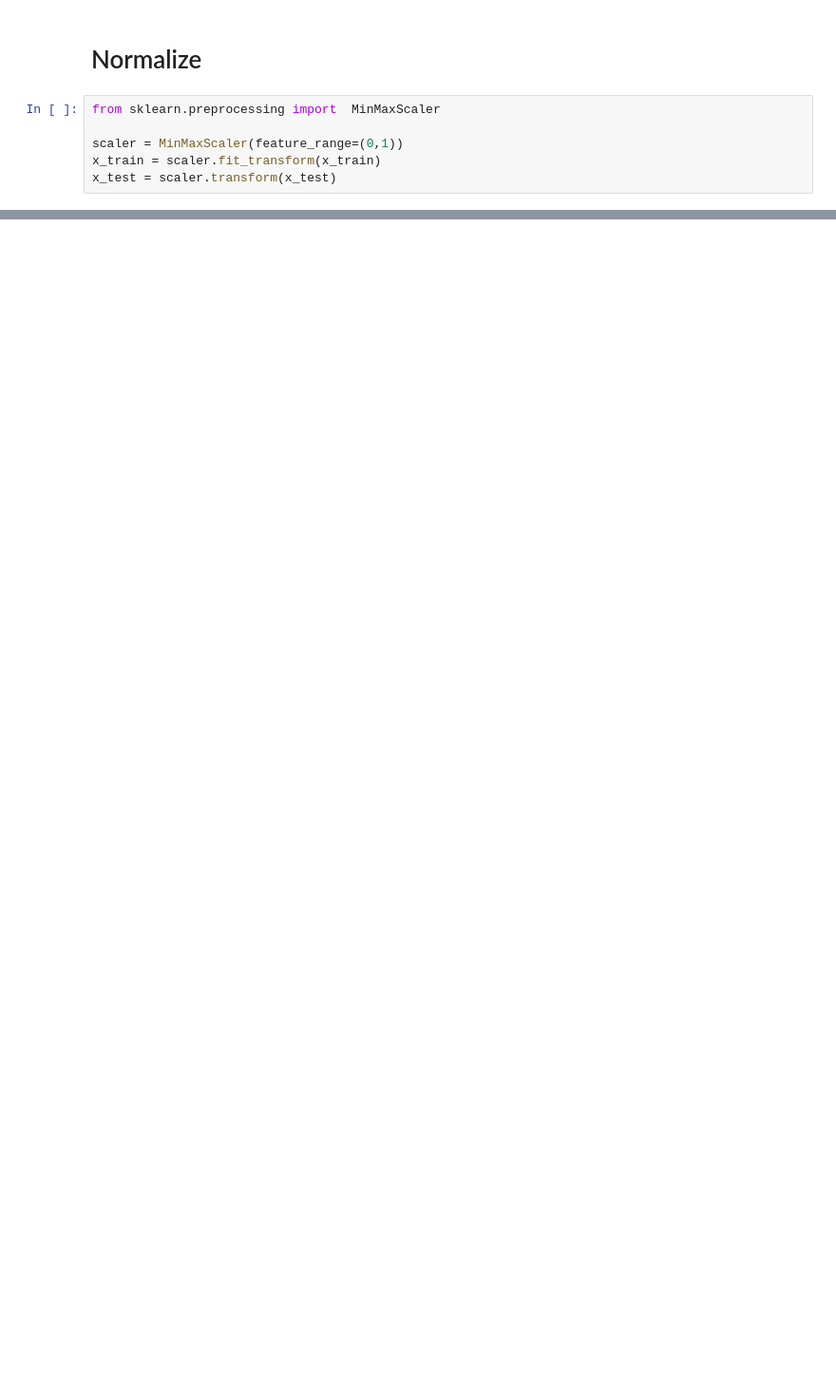
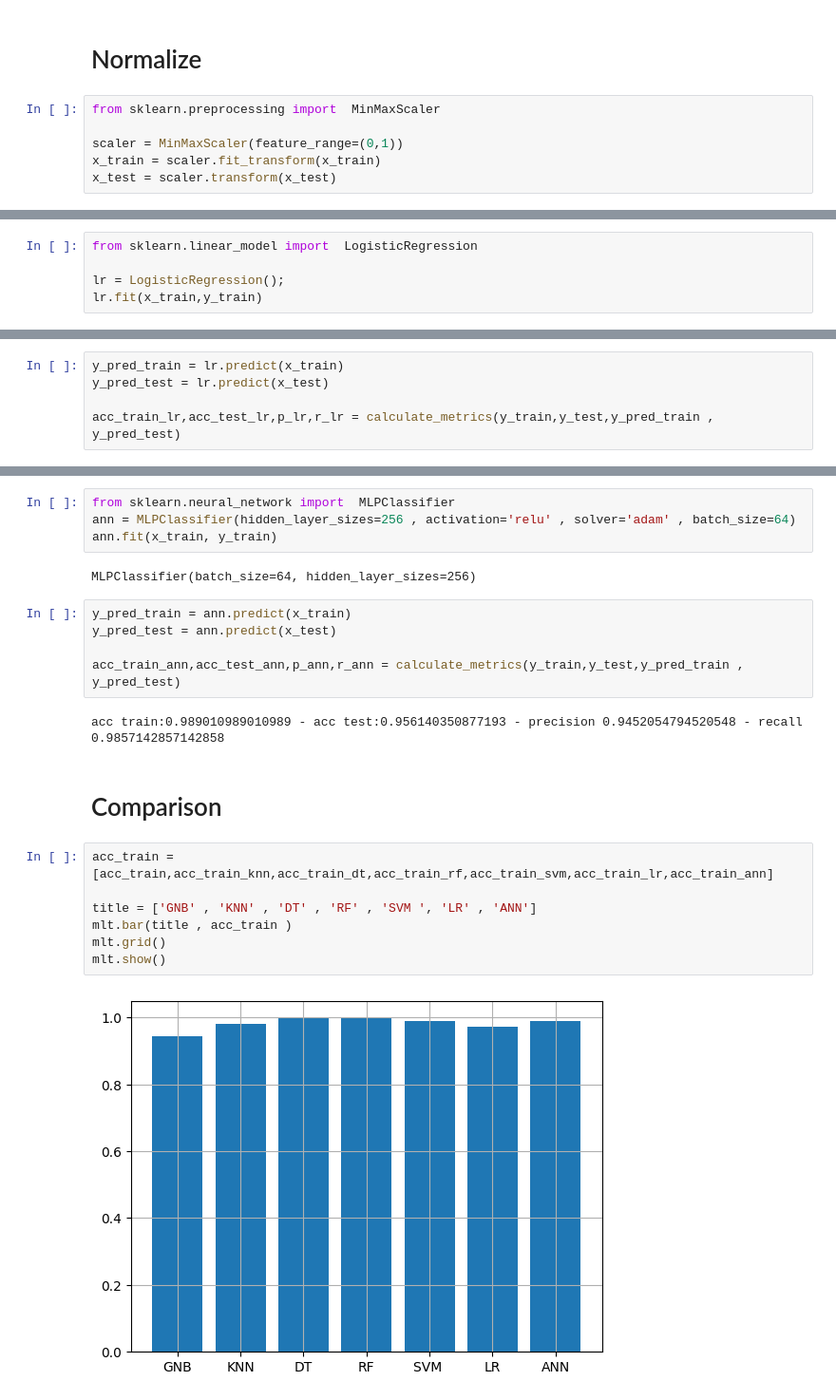
Before and after one commit to Ali-Alinejad/Ai, a Jupyter notebook: Project ml/Cacer-project.ipynb, the cells around one changed output, grey strips where cells are left out. Shown: that part at 95% size. Saved outputs shown, nothing was run; the diff lists cells and outputs as text; blank space fills up the shorter version.

Commit message:
add comparison and logs

```diff
--- a/Project ml/Cacer-project.ipynb
+++ b/Project ml/Cacer-project.ipynb
@@ -88,0 +185,5 @@ array([0.5361825 , 0.3676023 , 0.53216778, 0.38569306, 0.58835669,
+# %%
+from sklearn.linear_model import  LogisticRegression
+
+lr = LogisticRegression();
+lr.fit(x_train,y_train)
@@ -88,0 +192,5 @@ array([0.5361825 , 0.3676023 , 0.53216778, 0.38569306, 0.58835669,
+# %%
+y_pred_train = lr.predict(x_train)
+y_pred_test = lr.predict(x_test)
+
+acc_train_lr,acc_test_lr,p_lr,r_lr = calculate_metrics(y_train,y_test,y_pred_train , y_pred_test)
@@ -88,0 +201,24 @@ array([0.5361825 , 0.3676023 , 0.53216778, 0.38569306, 0.58835669,
+# %%
+from sklearn.neural_network import  MLPClassifier
+ann = MLPClassifier(hidden_layer_sizes=256 , activation='relu' , solver='adam' , batch_size=64)
+ann.fit(x_train, y_train)
+# %% [output]
+MLPClassifier(batch_size=64, hidden_layer_sizes=256)
+# %%
+y_pred_train = ann.predict(x_train)
+y_pred_test = ann.predict(x_test)
+
+acc_train_ann,acc_test_ann,p_ann,r_ann = calculate_metrics(y_train,y_test,y_pred_train , y_pred_test)
+# %% [output]
+acc train:0.989010989010989 - acc test:0.956140350877193 - precision 0.9452054794520548 - recall 0.9857142857142858
+# %% [markdown]
+# Comparison
+# %%
+acc_train = [acc_train,acc_train_knn,acc_train_dt,acc_train_rf,acc_train_svm,acc_train_lr,acc_train_ann]
+
+title = ['GNB' , 'KNN' , 'DT' , 'RF' , 'SVM ', 'LR' , 'ANN']
+mlt.bar(title , acc_train )
+mlt.grid()
+mlt.show()
+# %% [output]
+[figure, added]
```
Also changed, not shown: parts of 27 cells of this notebook.
